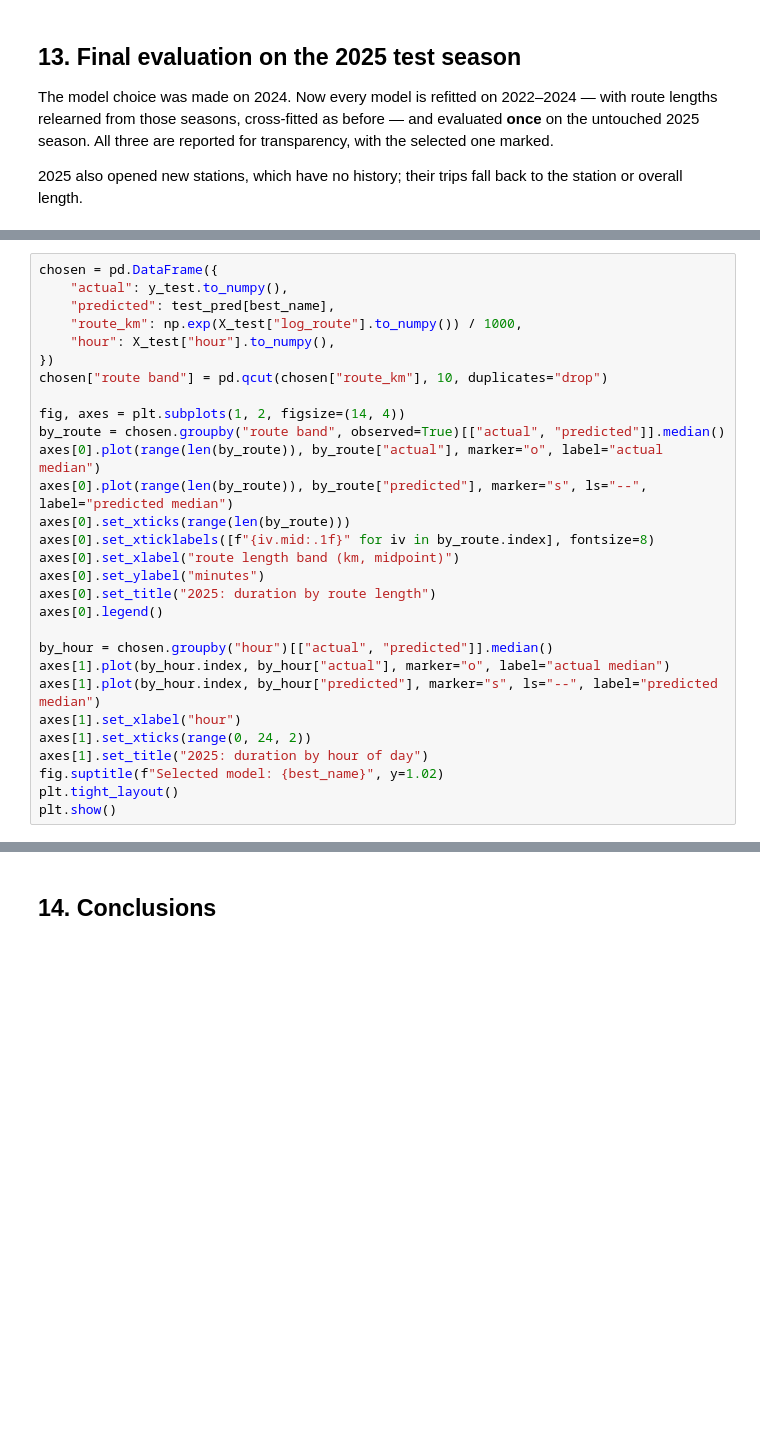
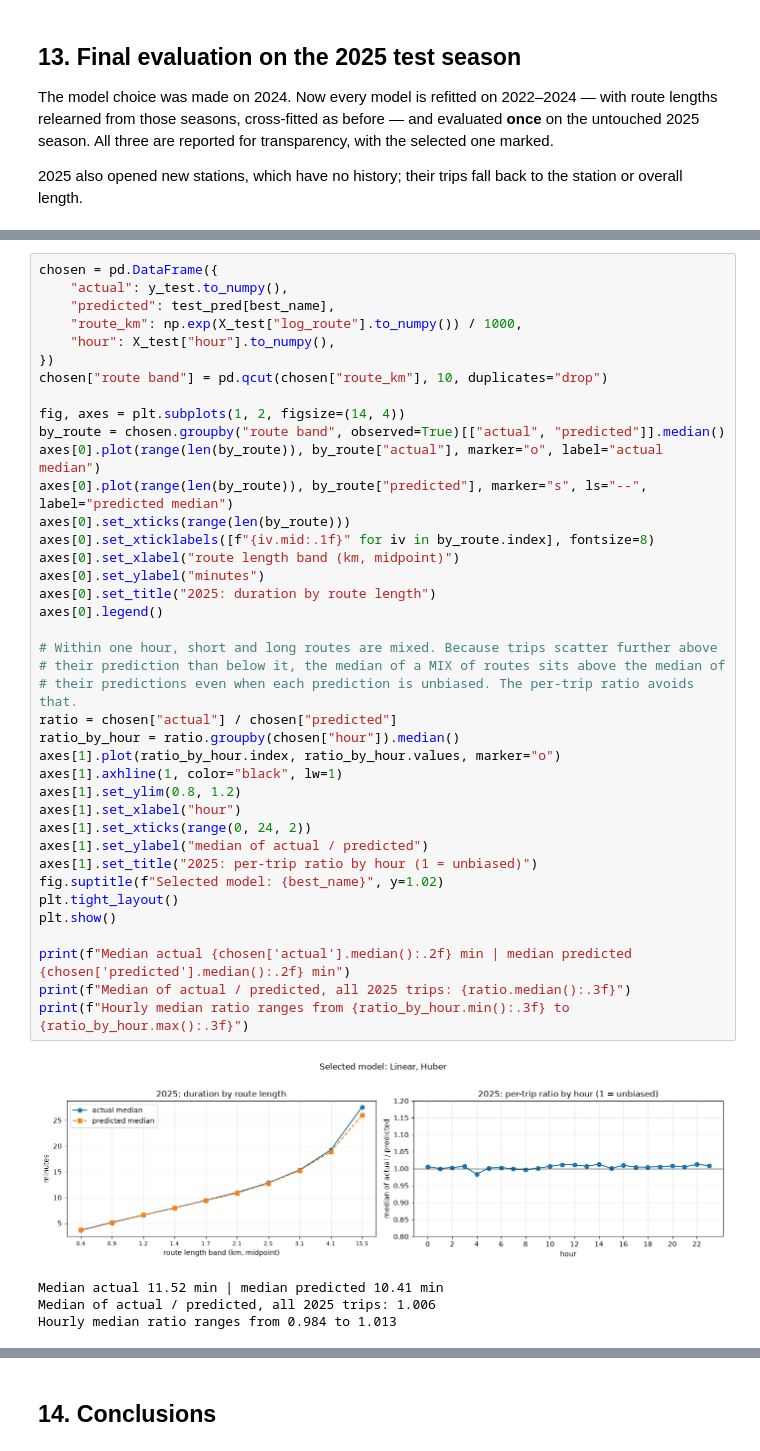
Before and after one commit to NguyenNguyen1504/ML-bike, a Jupyter notebook: ML_bike.ipynb, the cells around one changed output, grey strips where cells are left out. Cells and saved outputs as stored; diff of their text form; blank space fills up the shorter version.

```diff
--- a/ML_bike.ipynb
+++ b/ML_bike.ipynb
@@ -878,30 +1085,45 @@ paired_bootstrap(y_test, test_pred, test_rows["departure"].dt.normalize())
 # %%
 chosen = pd.DataFrame({
     "actual": y_test.to_numpy(),
     "predicted": test_pred[best_name],
     "route_km": np.exp(X_test["log_route"].to_numpy()) / 1000,
     "hour": X_test["hour"].to_numpy(),
 })
 chosen["route band"] = pd.qcut(chosen["route_km"], 10, duplicates="drop")
 
 fig, axes = plt.subplots(1, 2, figsize=(14, 4))
 by_route = chosen.groupby("route band", observed=True)[["actual", "predicted"]].median()
 axes[0].plot(range(len(by_route)), by_route["actual"], marker="o", label="actual median")
 axes[0].plot(range(len(by_route)), by_route["predicted"], marker="s", ls="--", label="predicted median")
 axes[0].set_xticks(range(len(by_route)))
 axes[0].set_xticklabels([f"{iv.mid:.1f}" for iv in by_route.index], fontsize=8)
 axes[0].set_xlabel("route length band (km, midpoint)")
 axes[0].set_ylabel("minutes")
 axes[0].set_title("2025: duration by route length")
 axes[0].legend()
 
-by_hour = chosen.groupby("hour")[["actual", "predicted"]].median()
-axes[1].plot(by_hour.index, by_hour["actual"], marker="o", label="actual median")
-axes[1].plot(by_hour.index, by_hour["predicted"], marker="s", ls="--", label="predicted median")
+# Within one hour, short and long routes are mixed. Because trips scatter further above
+# their prediction than below it, the median of a MIX of routes sits above the median of
+# their predictions even when each prediction is unbiased. The per-trip ratio avoids that.
+ratio = chosen["actual"] / chosen["predicted"]
+ratio_by_hour = ratio.groupby(chosen["hour"]).median()
+axes[1].plot(ratio_by_hour.index, ratio_by_hour.values, marker="o")
+axes[1].axhline(1, color="black", lw=1)
+axes[1].set_ylim(0.8, 1.2)
 axes[1].set_xlabel("hour")
 axes[1].set_xticks(range(0, 24, 2))
-axes[1].set_title("2025: duration by hour of day")
+axes[1].set_ylabel("median of actual / predicted")
+axes[1].set_title("2025: per-trip ratio by hour (1 = unbiased)")
 fig.suptitle(f"Selected model: {best_name}", y=1.02)
 plt.tight_layout()
 plt.show()
+
+print(f"Median actual {chosen['actual'].median():.2f} min | median predicted {chosen['predicted'].median():.2f} min")
+print(f"Median of actual / predicted, all 2025 trips: {ratio.median():.3f}")
+print(f"Hourly median ratio ranges from {ratio_by_hour.min():.3f} to {ratio_by_hour.max():.3f}")
+# %% [output]
+[figure, added]
+Median actual 11.52 min | median predicted 10.41 min
+Median of actual / predicted, all 2025 trips: 1.006
+Hourly median ratio ranges from 0.984 to 1.013
 # %% [markdown]
```
Also changed, not shown: parts of 25 cells of this notebook, 2 other files.
